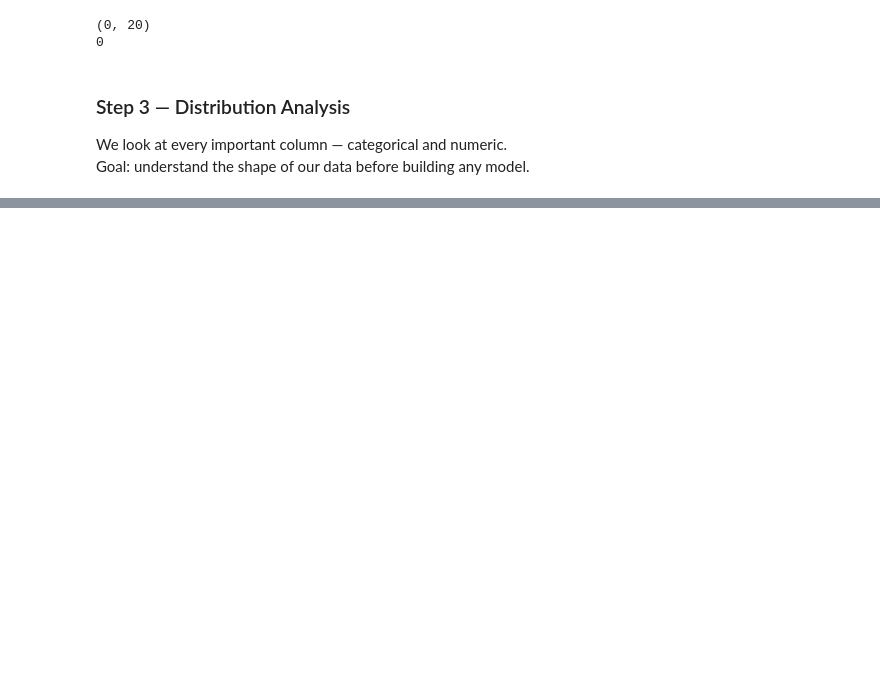
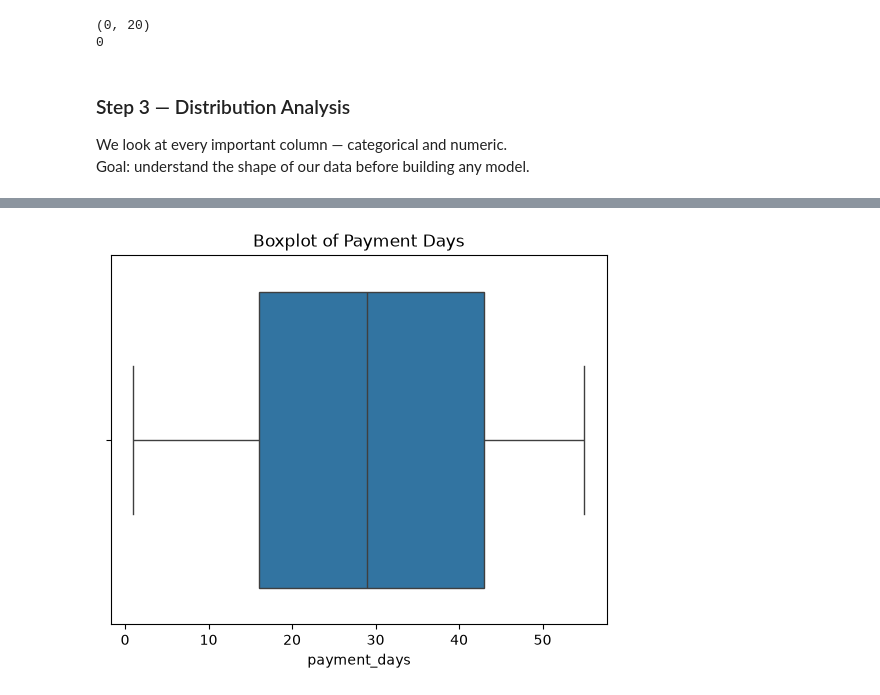
Before and after one commit to Japyh/healthcare-ai-pipeline, a Jupyter notebook: notebooks/Phase2_EDA.ipynb, the cells around one changed output, grey strips where cells are left out. Saved outputs shown, nothing was run; the diff lists cells and outputs as text; code cells hidden in the pictures; blank space fills up the shorter version.

```diff
--- a/notebooks/Phase2_EDA.ipynb
+++ b/notebooks/Phase2_EDA.ipynb
@@ -235,0 +310,6 @@ plt.show()
+# %%
+sns.boxplot(x=df["payment_days"])
+plt.title("Boxplot of Payment Days")
+plt.show()
+# %% [output]
+[figure, added]
```
Also changed, not shown: parts of 43 cells of this notebook, 6 other files.
